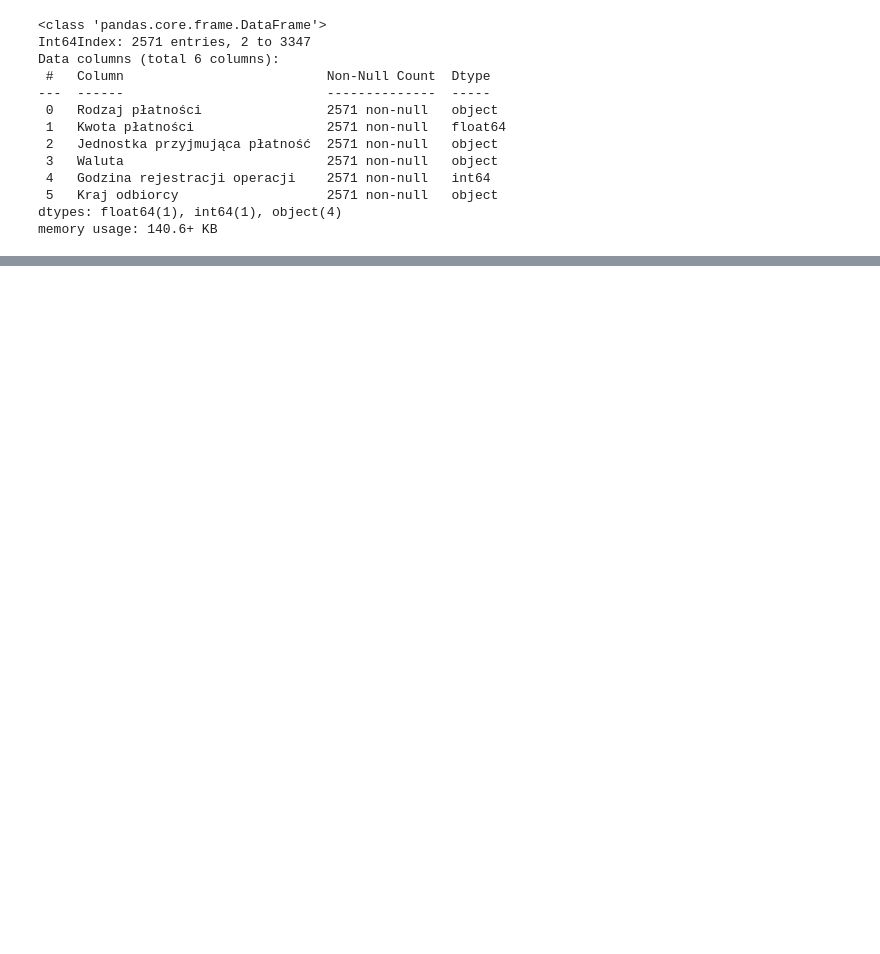
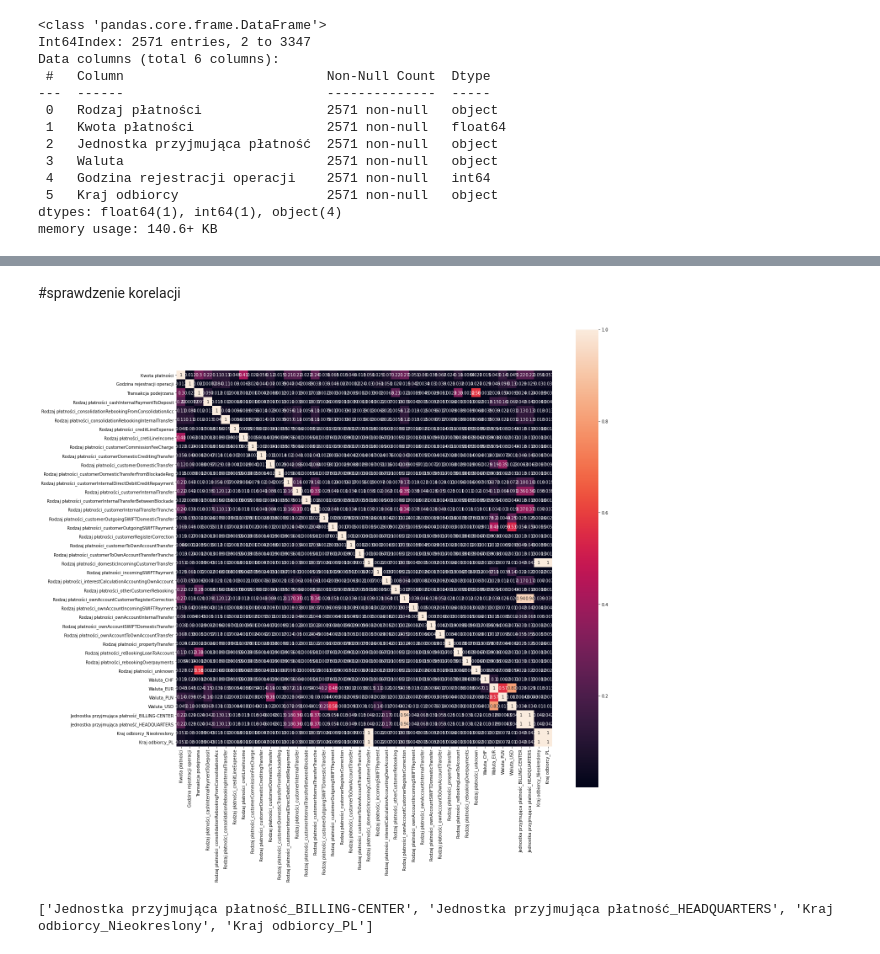
Before and after one commit to glinkapiotr/Asseco_Innovation, a Jupyter notebook: CodePlay_2020_SDS_data_API.ipynb, the cells around one changed output, grey strips where cells are left out. Cells and saved outputs as stored; diff of their text form; code cells hidden in the pictures; blank space fills up the shorter version.

```diff
--- a/CodePlay_2020_SDS_data_API.ipynb
+++ b/CodePlay_2020_SDS_data_API.ipynb
@@ -893,0 +913,3 @@ The `size` parameter has been renamed to `height`; please update your code.
+# %%
+kodowany_DF =pd.get_dummies(model_DF, columns = ['Rodzaj płatności', 'Waluta', 'Jednostka przyjmująca płatność', 'Kraj odbiorcy'])
+kodowany_DF.head()
@@ -893,0 +923,23 @@ The `size` parameter has been renamed to `height`; please update your code.
+# %% [markdown]
+#sprawdzenie korelacji
+# %%
+import matplotlib.pyplot as plt
+
+korelacja = kodowany_DF.corr().abs()
+f, ax = plt.subplots(figsize=(20, 20))
+sns.heatmap(korelacja, square = True, annot = True);
+# %% [output]
+[figure, added]
+# %%
+import numpy as np
+# Zdefiniowanie macierzy do filtrowania
+macierz_filter = np.triu(np.ones(korelacja.shape), k=1).astype(np.bool)
+
+# Wybranie górnej części trójkąta w macierzy korelacji
+gorny_trojkat = korelacja.where(macierz_filter)
+
+# Zdefiniowanie indeksów kolumn o korelacji powyżej 0.9
+indeks_mocna_korelacja = [kolumna for kolumna in gorny_trojkat.columns if any(gorny_trojkat[kolumna] > 0.9)]
+print(indeks_mocna_korelacja)
+# %% [output]
+['Jednostka przyjmująca płatność_BILLING-CENTER', 'Jednostka przyjmująca płatność_HEADQUARTERS', 'Kraj odbiorcy_Nieokreslony', 'Kraj odbiorcy_PL']
```
Also changed, not shown: parts of 16 cells of this notebook.
